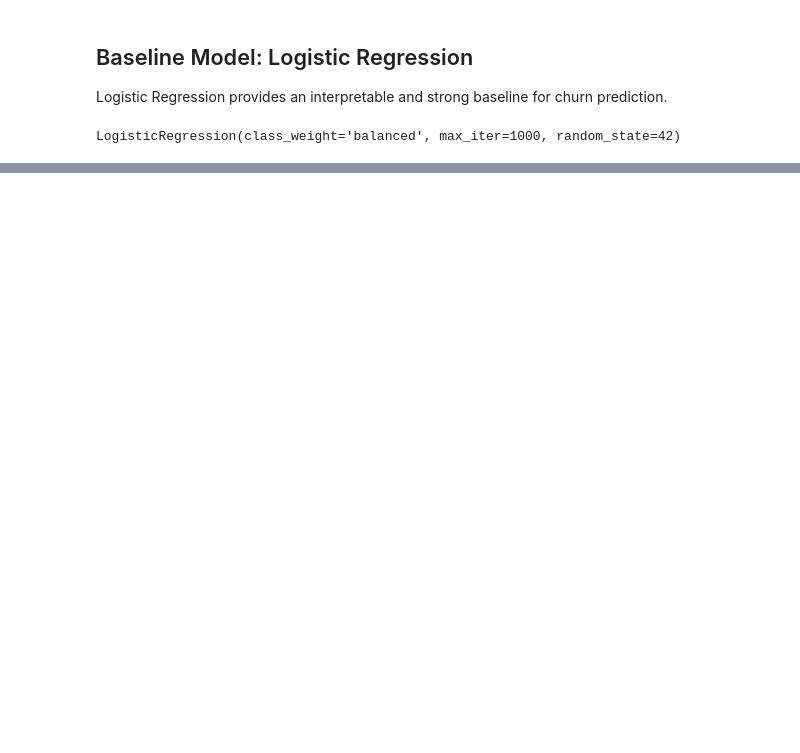
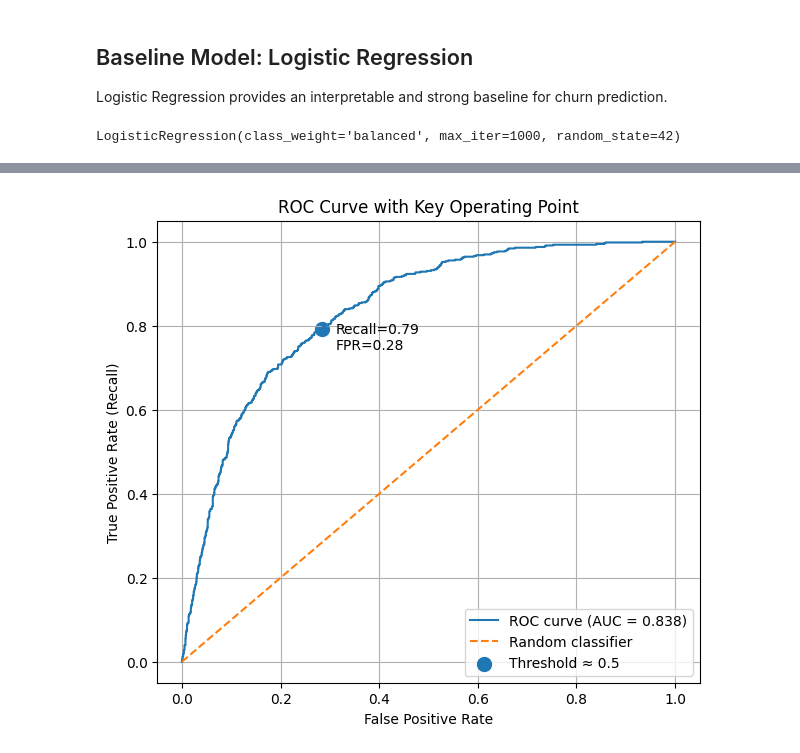
Before and after one commit to Ladan-n/ml-churn-prediction, a Jupyter notebook: notebooks/03_modeling.ipynb, the cells around one changed output, grey strips where cells are left out. Drawn from its saved outputs; the diff is of its cells as text; code cells hidden in the pictures; blank space fills up the shorter version.

```diff
--- a/notebooks/03_modeling.ipynb
+++ b/notebooks/03_modeling.ipynb
@@ -103,0 +268,40 @@ LogisticRegression(class_weight='balanced', max_iter=1000, random_state=42)
+# %%
+import numpy as np
+
+
+# find index closest to threshold 0.5
+idx_05 = np.argmin(np.abs(thresholds - 0.5))
+
+
+plt.figure(figsize=(7, 6))
+plt.plot(fpr, tpr, label=f"ROC curve (AUC = {auc:.3f})")
+plt.plot([0, 1], [0, 1], linestyle="--", label="Random classifier")
+
+
+# highlight threshold = 0.5
+plt.scatter(
+fpr[idx_05],
+tpr[idx_05],
+s=100,
+label="Threshold ≈ 0.5"
+)
+
+
+plt.annotate(
+f"Recall={tpr[idx_05]:.2f}\nFPR={fpr[idx_05]:.2f}",
+(fpr[idx_05], tpr[idx_05]),
+textcoords="offset points",
+xytext=(10, -15)
+)
+
+
+plt.xlabel("False Positive Rate")
+plt.ylabel("True Positive Rate (Recall)")
+plt.title("ROC Curve with Key Operating Point")
+plt.legend()
+plt.grid(True)
+
+
+plt.show()
+# %% [output]
+[figure, added]
```
Also changed, not shown: parts of 17 cells of this notebook, 1 other file.
